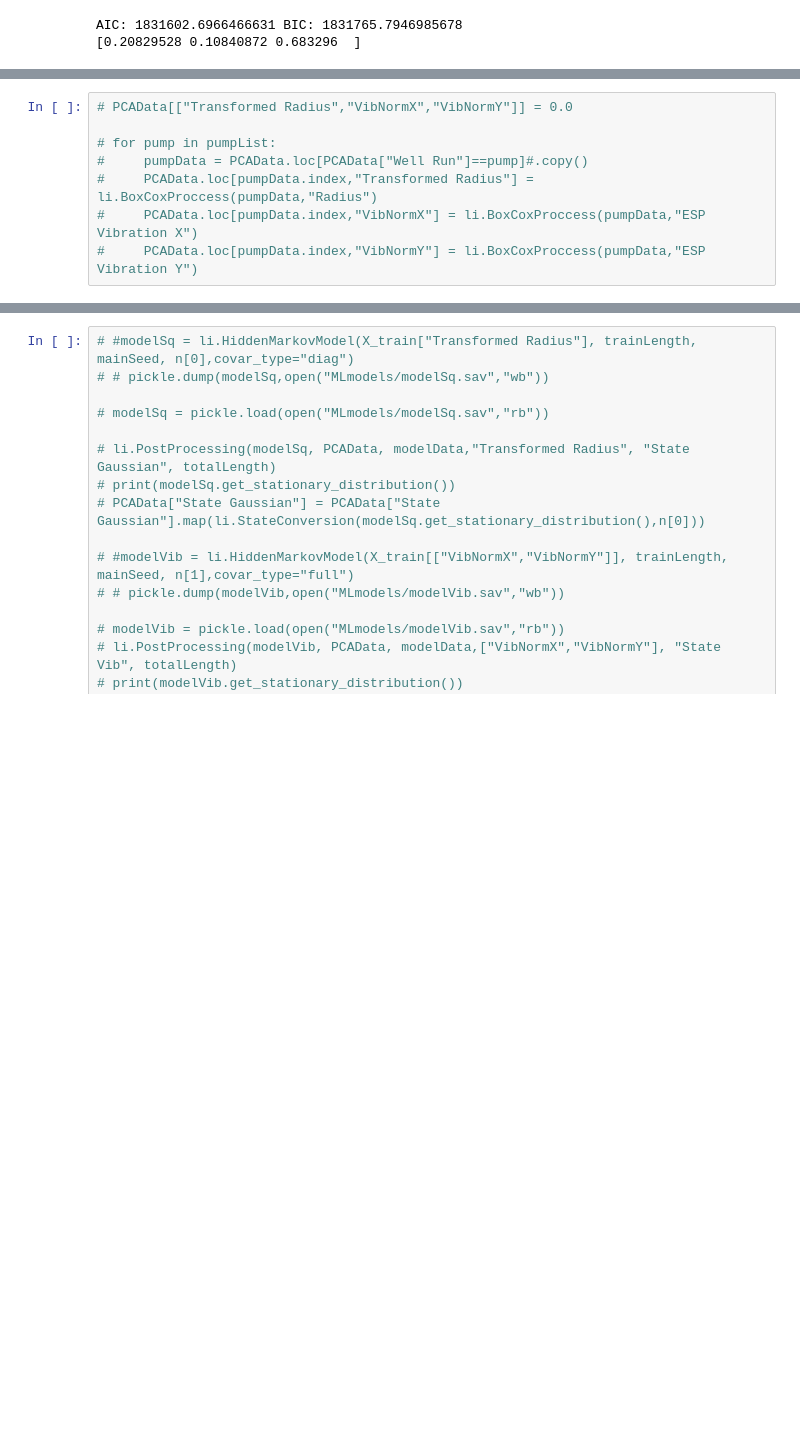
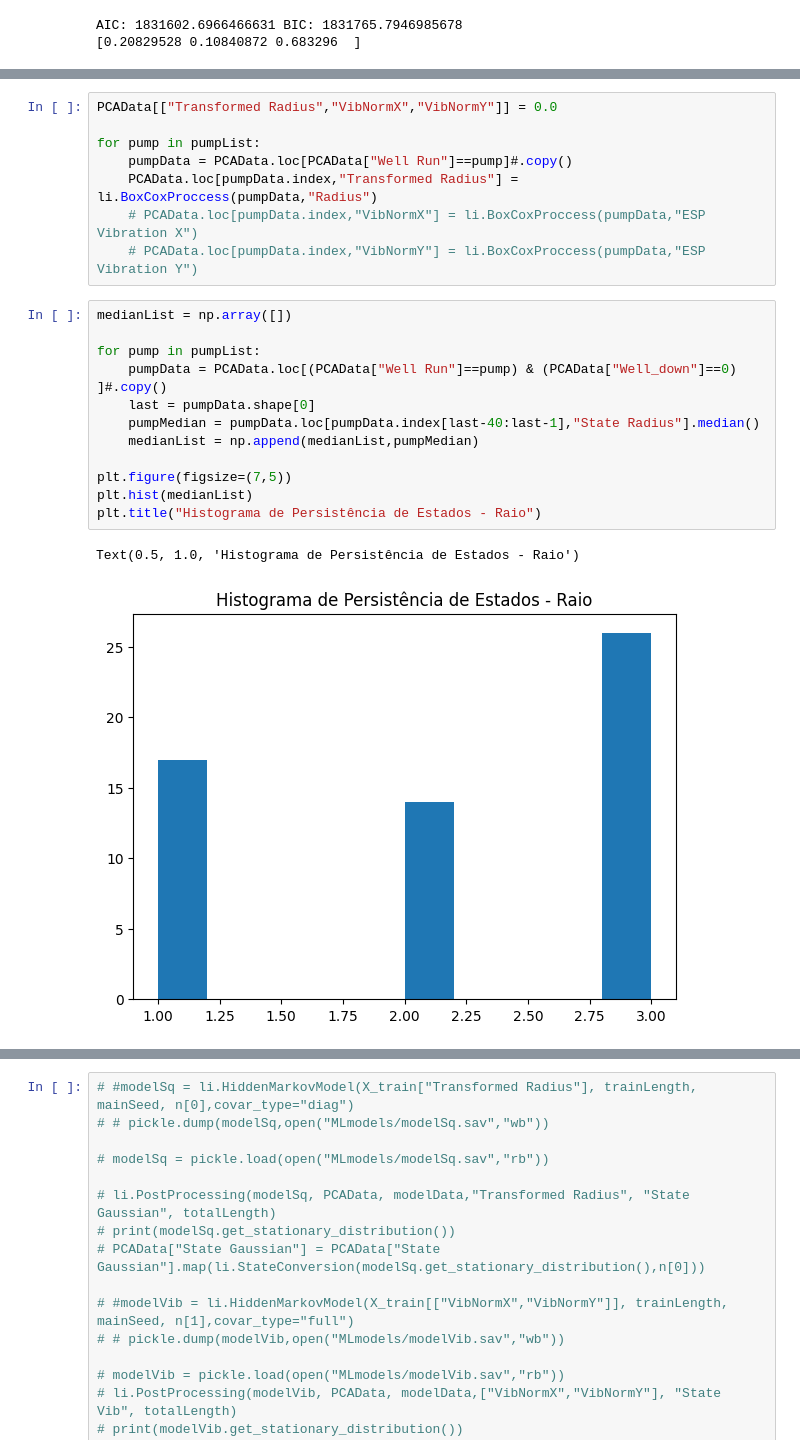
Before and after one commit to RL2-SP3/LISSA, a Jupyter notebook: examples/analise_modelos_hmm.ipynb, the cells around one changed output, grey strips where cells are left out. Drawn from its saved outputs; the diff is of its cells as text; blank space fills up the shorter version.

```diff
--- a/examples/analise_modelos_hmm.ipynb
+++ b/examples/analise_modelos_hmm.ipynb
@@ -136,8 +119,23 @@ li.HMMPicture(pumpData,pump,PCAHeaders, [PCAHeaders,vibeHeader, "Radius"],["Stat
 # %%
-# PCAData[["Transformed Radius","VibNormX","VibNormY"]] = 0.0
+PCAData[["Transformed Radius","VibNormX","VibNormY"]] = 0.0
 
-# for pump in pumpList:
-#     pumpData = PCAData.loc[PCAData["Well Run"]==pump]#.copy()
-#     PCAData.loc[pumpData.index,"Transformed Radius"] = li.BoxCoxProccess(pumpData,"Radius")
-#     PCAData.loc[pumpData.index,"VibNormX"] = li.BoxCoxProccess(pumpData,"ESP Vibration X")
-#     PCAData.loc[pumpData.index,"VibNormY"] = li.BoxCoxProccess(pumpData,"ESP Vibration Y")
+for pump in pumpList:
+    pumpData = PCAData.loc[PCAData["Well Run"]==pump]#.copy()
+    PCAData.loc[pumpData.index,"Transformed Radius"] = li.BoxCoxProccess(pumpData,"Radius")
+    # PCAData.loc[pumpData.index,"VibNormX"] = li.BoxCoxProccess(pumpData,"ESP Vibration X")
+    # PCAData.loc[pumpData.index,"VibNormY"] = li.BoxCoxProccess(pumpData,"ESP Vibration Y")
+# %%
+medianList = np.array([])
+
+for pump in pumpList:
+    pumpData = PCAData.loc[(PCAData["Well Run"]==pump) & (PCAData["Well_down"]==0) ]#.copy()
+    last = pumpData.shape[0]
+    pumpMedian = pumpData.loc[pumpData.index[last-40:last-1],"State Radius"].median()
+    medianList = np.append(medianList,pumpMedian)
+
+plt.figure(figsize=(7,5))
+plt.hist(medianList)
+plt.title("Histograma de Persistência de Estados - Raio")
+# %% [output]
+Text(0.5, 1.0, 'Histograma de Persistência de Estados - Raio')
+[figure, added]
```
Also changed, not shown: parts of 8 cells of this notebook, 1 other file.
